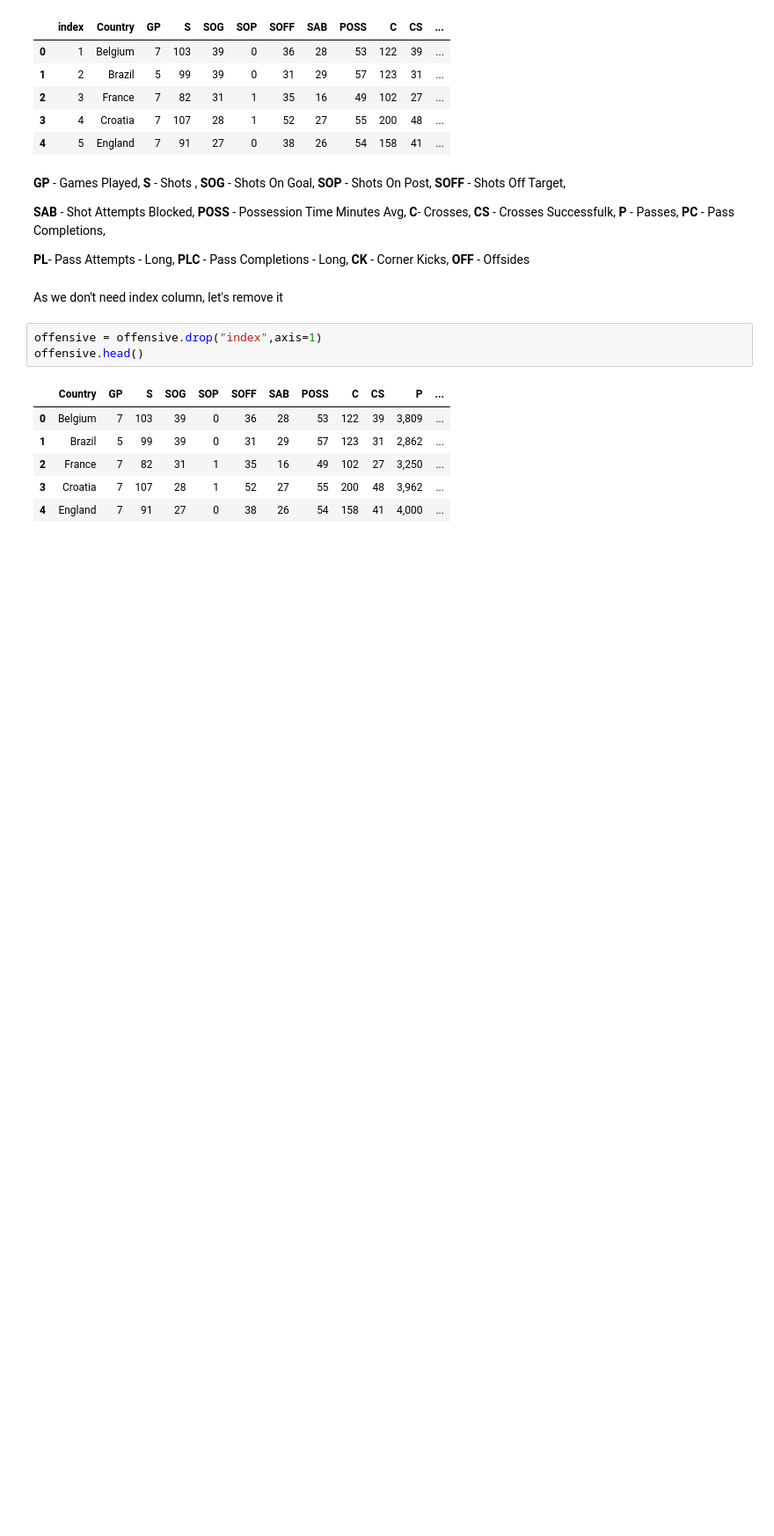
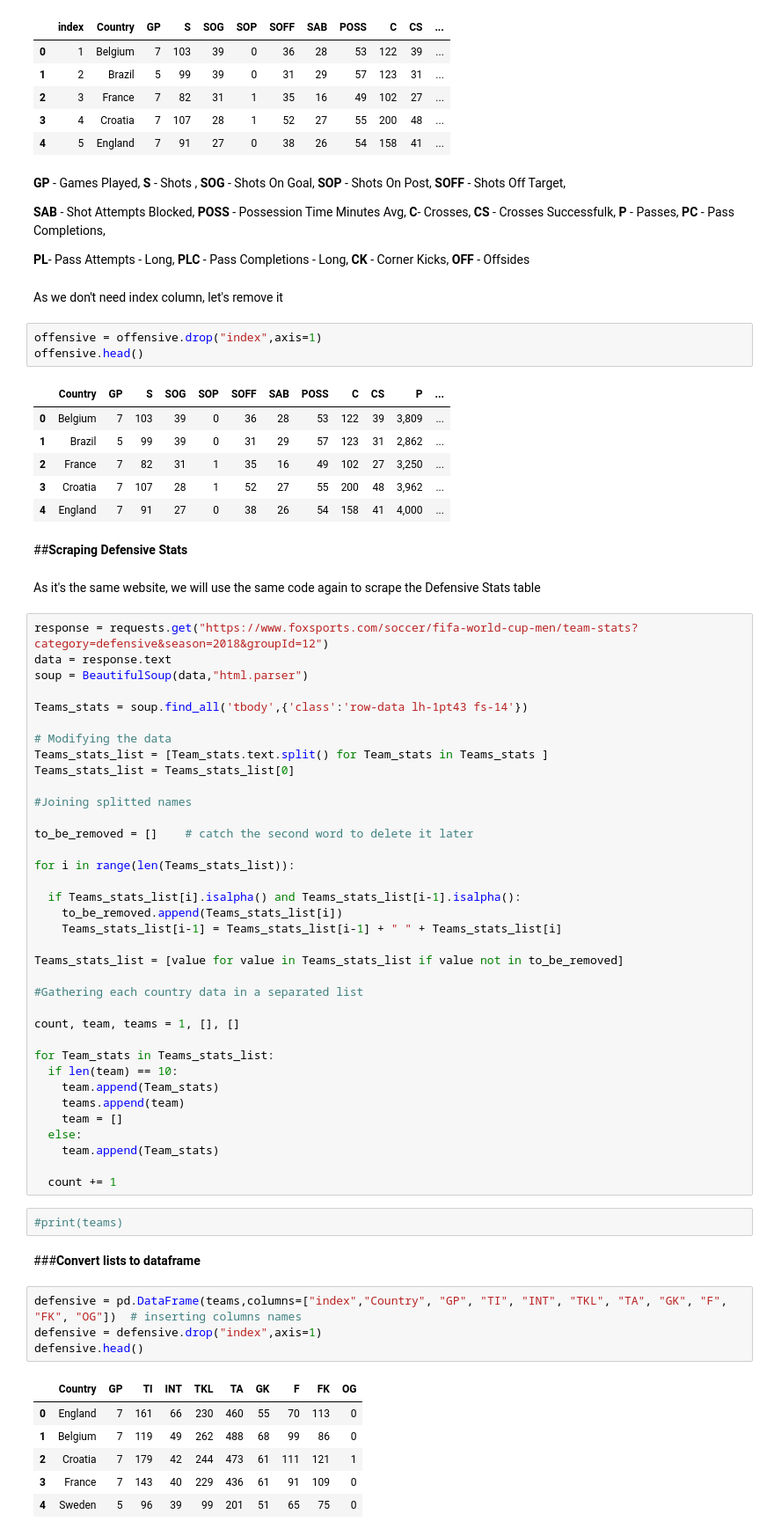
Before and after one commit to YahiaML/World-Cup-2018-Data-, a Jupyter notebook: World_Cup_qualifiers_data.ipynb, the cells around one changed output. Shown: that part at 88% size. Cells and saved outputs as stored; diff of their text form; blank space fills up the shorter version.

```diff
--- a/World_Cup_qualifiers_data.ipynb
+++ b/World_Cup_qualifiers_data.ipynb
@@ -186,3 +186,58 @@ offensive.head()
 | 2 | France | 7 | 82 | 31 | 1 | 35 | 16 | 49 | 102 | 27 | 3,250 | ... |
 | 3 | Croatia | 7 | 107 | 28 | 1 | 52 | 27 | 55 | 200 | 48 | 3,962 | ... |
 | 4 | England | 7 | 91 | 27 | 0 | 38 | 26 | 54 | 158 | 41 | 4,000 | ... |
+# %% [markdown]
+##**Scraping Defensive Stats**
+# %% [markdown]
+As it's the same website, we will use the same code again to scrape the Defensive Stats table
+# %%
+response = requests.get("https://www.foxsports.com/soccer/fifa-world-cup-men/team-stats?category=defensive&season=2018&groupId=12")
+data = response.text
+soup = BeautifulSoup(data,"html.parser")
+
+Teams_stats = soup.find_all('tbody',{'class':'row-data lh-1pt43 fs-14'})
+
+# Modifying the data
+Teams_stats_list = [Team_stats.text.split() for Team_stats in Teams_stats ]
+Teams_stats_list = Teams_stats_list[0]
+
+#Joining splitted names
+
+to_be_removed = []    # catch the second word to delete it later
+
+for i in range(len(Teams_stats_list)):
+
+  if Teams_stats_list[i].isalpha() and Teams_stats_list[i-1].isalpha():
+    to_be_removed.append(Teams_stats_list[i])
+    Teams_stats_list[i-1] = Teams_stats_list[i-1] + " " + Teams_stats_list[i]
+
+Teams_stats_list = [value for value in Teams_stats_list if value not in to_be_removed]
+
+#Gathering each country data in a separated list
+
+count, team, teams = 1, [], []
+
+for Team_stats in Teams_stats_list:
+  if len(team) == 10:
+    team.append(Team_stats)
+    teams.append(team)
+    team = []
+  else:
+    team.append(Team_stats)
+
+  count += 1
+# %%
+#print(teams)
+# %% [markdown]
+###**Convert lists to dataframe**
+# %%
+defensive = pd.DataFrame(teams,columns=["index","Country", "GP", "TI", "INT", "TKL", "TA", "GK", "F", "FK", "OG"])  # inserting columns names
+defensive = defensive.drop("index",axis=1)
+defensive.head()
+# %% [output]
+|  | Country | GP | TI | INT | TKL | TA | GK | F | FK | OG |
+| 0 | England | 7 | 161 | 66 | 230 | 460 | 55 | 70 | 113 | 0 |
+| 1 | Belgium | 7 | 119 | 49 | 262 | 488 | 68 | 99 | 86 | 0 |
+| 2 | Croatia | 7 | 179 | 42 | 244 | 473 | 61 | 111 | 121 | 1 |
+| 3 | France | 7 | 143 | 40 | 229 | 436 | 61 | 91 | 109 | 0 |
+| 4 | Sweden | 5 | 96 | 39 | 99 | 201 | 51 | 65 | 75 | 0 |
```
Also changed, not shown: parts of 8 cells of this notebook.
